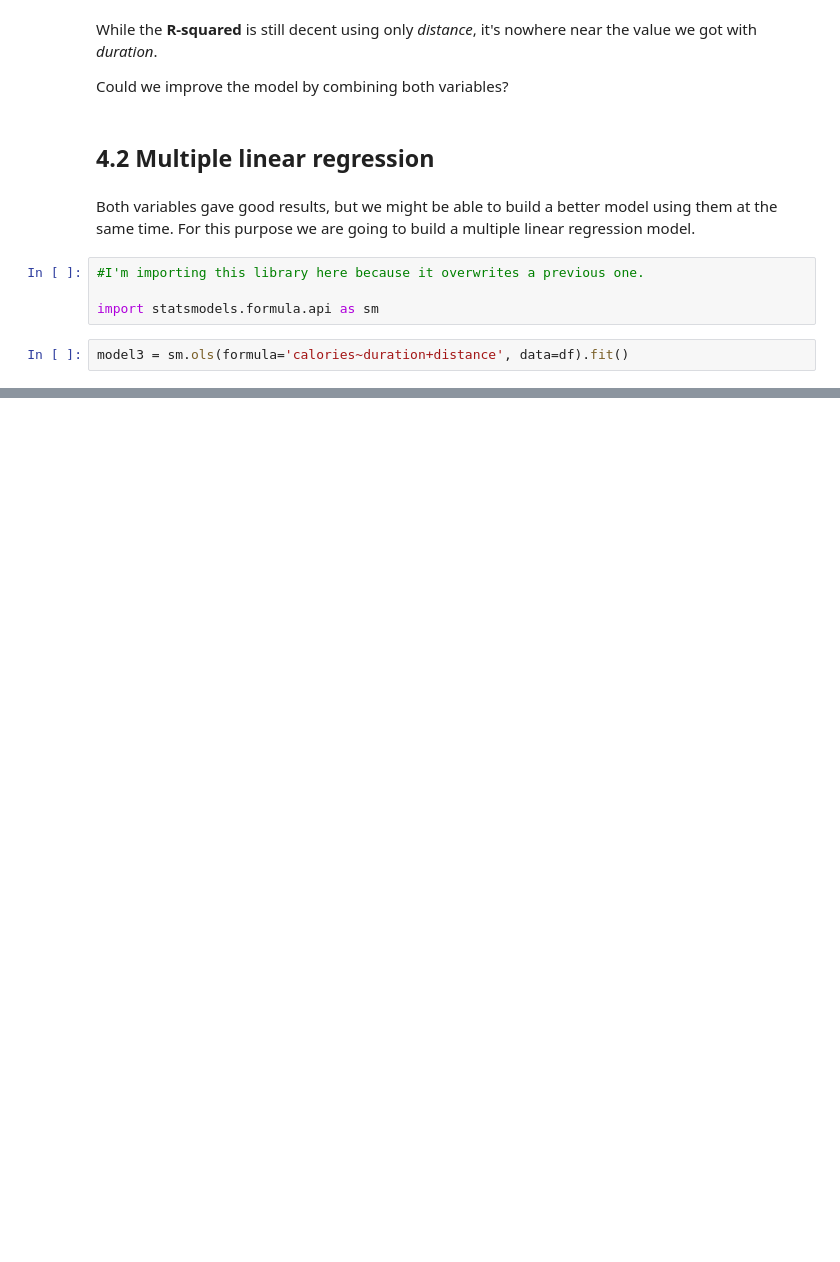
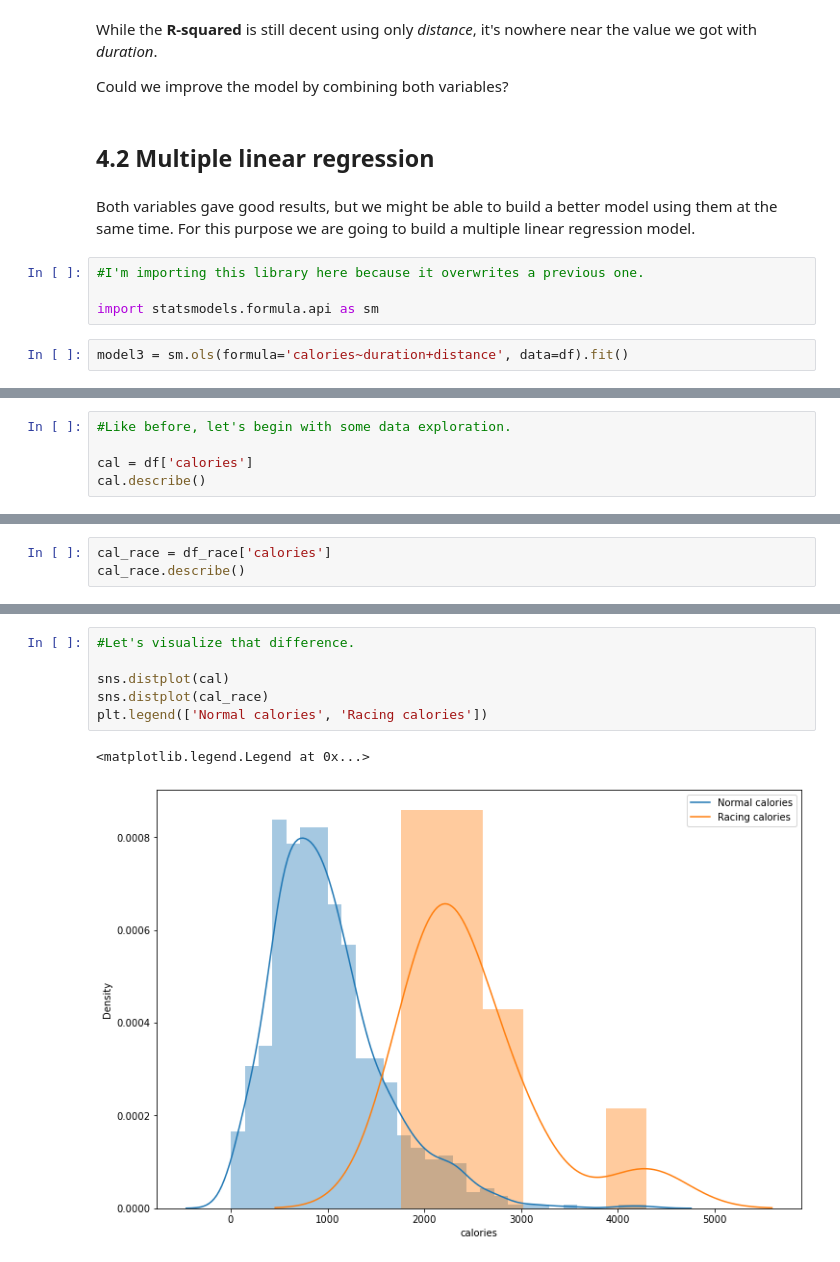
Before and after one commit to x-esteban/Project-05-Statistical-Analysis, a Jupyter notebook: statistical-analysis.ipynb, the cells around one changed output, grey strips where cells are left out. Drawn from its saved outputs; the diff is of its cells as text; blank space fills up the shorter version.

```diff
--- a/statistical-analysis.ipynb
+++ b/statistical-analysis.ipynb
@@ -608,0 +708,5 @@ In this case the outcome is slightly better, meaning that using both variables *
+# %%
+#Like before, let's begin with some data exploration.
+
+cal = df['calories']
+cal.describe()
@@ -608,0 +723,3 @@ In this case the outcome is slightly better, meaning that using both variables *
+# %%
+cal_race = df_race['calories']
+cal_race.describe()
@@ -608,0 +736,9 @@ In this case the outcome is slightly better, meaning that using both variables *
+# %%
+#Let's visualize that difference.
+
+sns.distplot(cal)
+sns.distplot(cal_race)
+plt.legend(['Normal calories', 'Racing calories'])
+# %% [output]
+<matplotlib.legend.Legend at 0x...>
+[figure, added]
```
Also changed, not shown: parts of 62 cells of this notebook, 2 other files.
